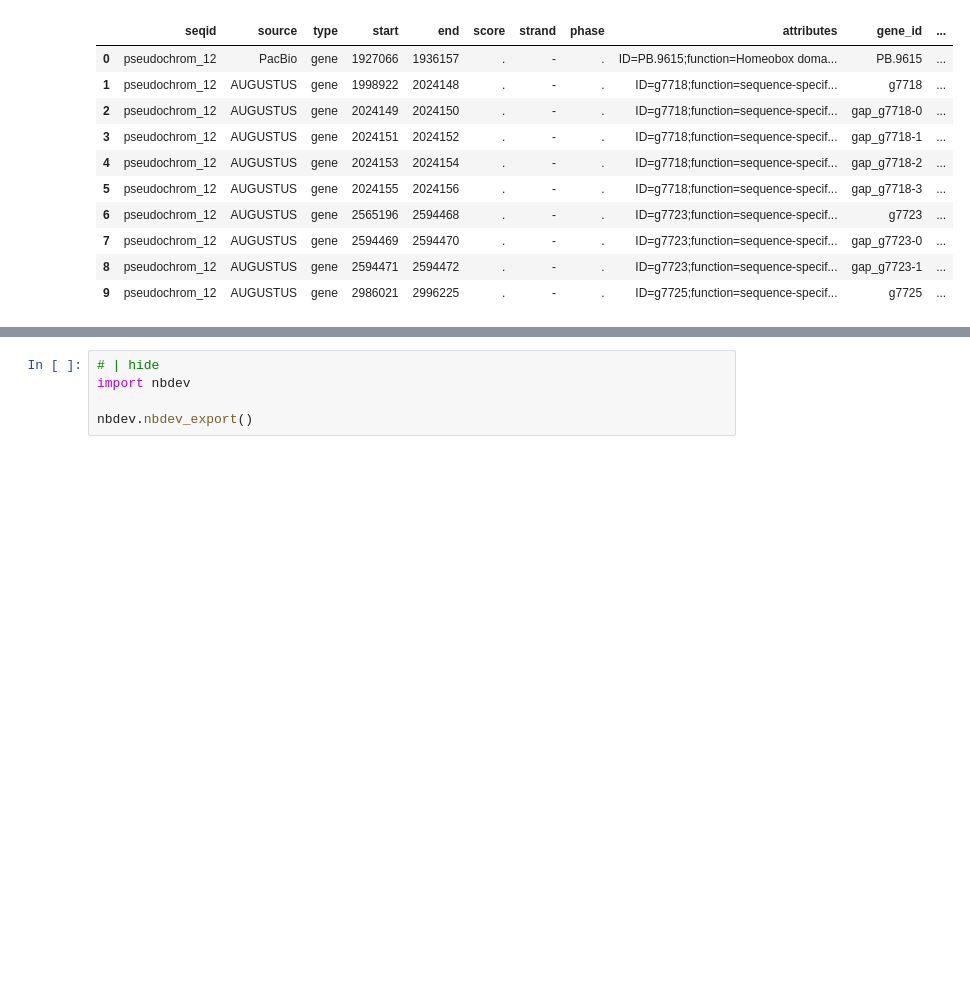
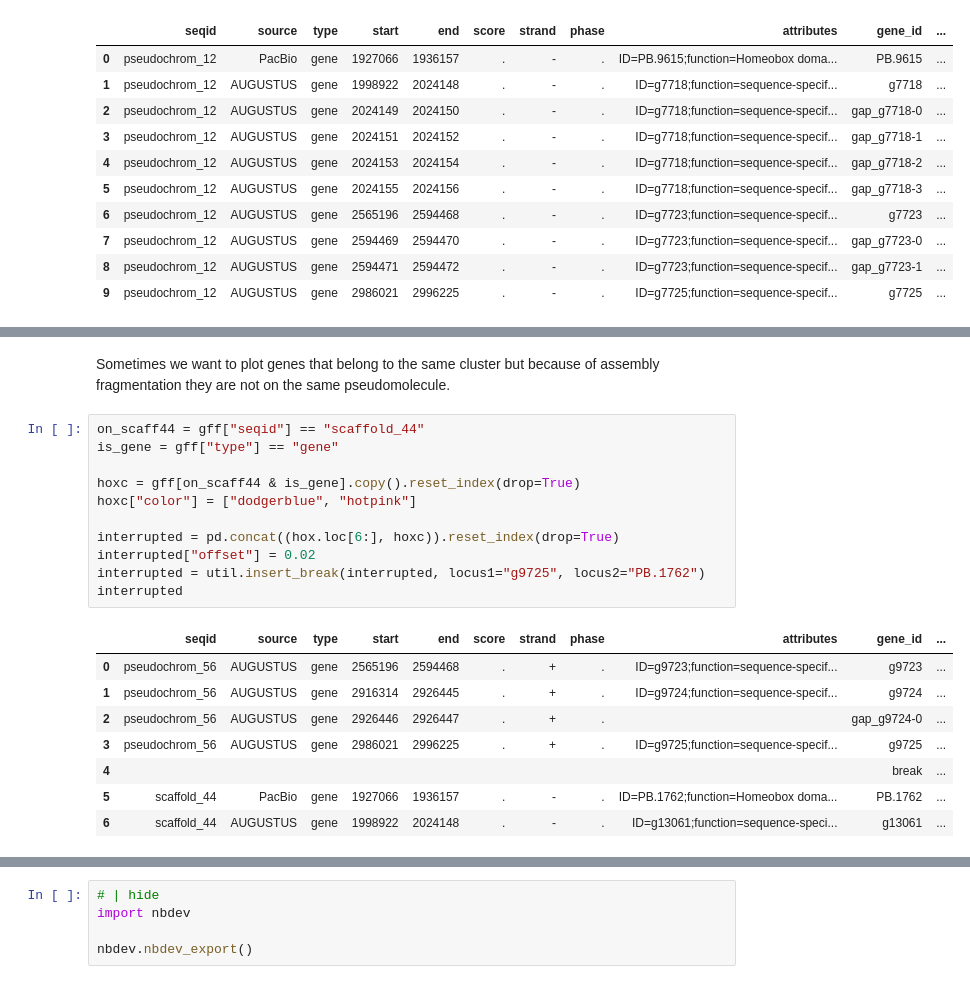
Before and after one commit to galicae/geneorder, a Jupyter notebook: nbs/00_core.ipynb, the cells around one changed output, grey strips where cells are left out. Drawn from its saved outputs; the diff is of its cells as text; blank space fills up the shorter version.

```diff
--- a/nbs/00_core.ipynb
+++ b/nbs/00_core.ipynb
@@ -421 +446,23 @@ plot_synteny_schematic(hoxb)
 [figure]
+# %% [markdown]
+Sometimes we want to plot genes that belong to the same cluster but because of assembly fragmentation they are not on the same pseudomolecule.
+# %%
+on_scaff44 = gff["seqid"] == "scaffold_44"
+is_gene = gff["type"] == "gene"
+
+hoxc = gff[on_scaff44 & is_gene].copy().reset_index(drop=True)
+hoxc["color"] = ["dodgerblue", "hotpink"]
+
+interrupted = pd.concat((hox.loc[6:], hoxc)).reset_index(drop=True)
+interrupted["offset"] = 0.02
+interrupted = util.insert_break(interrupted, locus1="g9725", locus2="PB.1762")
+interrupted
+# %% [output]
+|  | seqid | source | type | start | end | score | strand | phase | attributes | gene_id | ... |
+| 0 | pseudochrom_56 | AUGUSTUS | gene | 2565196 | 2594468 | . | + | . | ID=g9723;function=sequence-specif... | g9723 | ... |
+| 1 | pseudochrom_56 | AUGUSTUS | gene | 2916314 | 2926445 | . | + | . | ID=g9724;function=sequence-specif... | g9724 | ... |
+| 2 | pseudochrom_56 | AUGUSTUS | gene | 2926446 | 2926447 | . | + | . |  | gap_g9724-0 | ... |
+| 3 | pseudochrom_56 | AUGUSTUS | gene | 2986021 | 2996225 | . | + | . | ID=g9725;function=sequence-specif... | g9725 | ... |
+| 4 |  |  |  |  |  |  |  |  |  | break | ... |
+| 5 | scaffold_44 | PacBio | gene | 1927066 | 1936157 | . | - | . | ID=PB.1762;function=Homeobox doma... | PB.1762 | ... |
+| 6 | scaffold_44 | AUGUSTUS | gene | 1998922 | 2024148 | . | - | . | ID=g13061;function=sequence-speci... | g13061 | ... |
```
Also changed, not shown: parts of 5 cells of this notebook, 5 other files.
